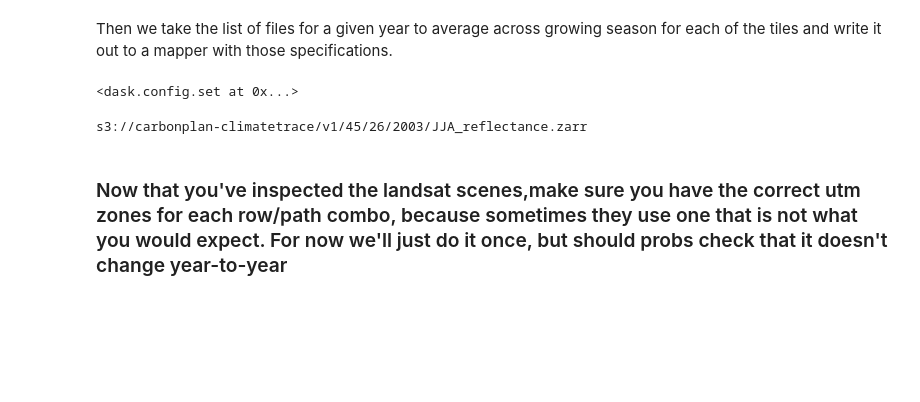
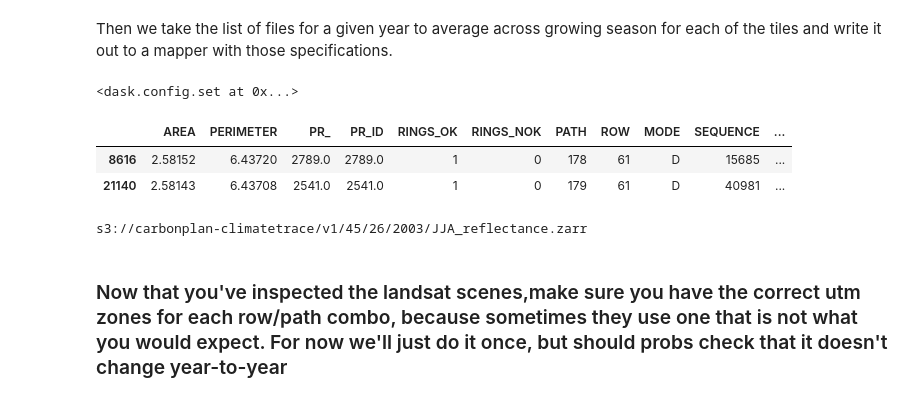
Before and after one commit to carbonplan/trace, a Jupyter notebook: notebooks/landsat_processing.ipynb, the cells around one changed output. Saved outputs shown, nothing was run; the diff lists cells and outputs as text; code cells hidden in the pictures; blank space fills up the shorter version.

```diff
--- a/notebooks/landsat_processing.ipynb
+++ b/notebooks/landsat_processing.ipynb
@@ -304,6 +327,14 @@ dask.config.set({"array.slicing.split_large_chunks": True})
 gdf = gpd.read_file('https://prd-wret.s3-us-west-2.amazonaws.com/assets/'
                    'palladium/production/s3fs-public/atoms/files/'
                    'WRS2_descending_0.zip')
+# %%
+congo = gdf.cx[20:21,-1:-0.9]
+# %%
+congo
+# %% [output]
+|  | AREA | PERIMETER | PR_ | PR_ID | RINGS_OK | RINGS_NOK | PATH | ROW | MODE | SEQUENCE | ... |
+| 8616 | 2.58152 | 6.43720 | 2789.0 | 2789.0 | 1 | 0 | 178 | 61 | D | 15685 | ... |
+| 21140 | 2.58143 | 6.43708 | 2541.0 | 2541.0 | 1 | 0 | 179 | 61 | D | 40981 | ... |
 # %%
 washington_scenes = gdf.cx[-125:-115,45:49]
 # %%
```
Also changed, not shown: parts of 6 cells of this notebook, 2 other files.
